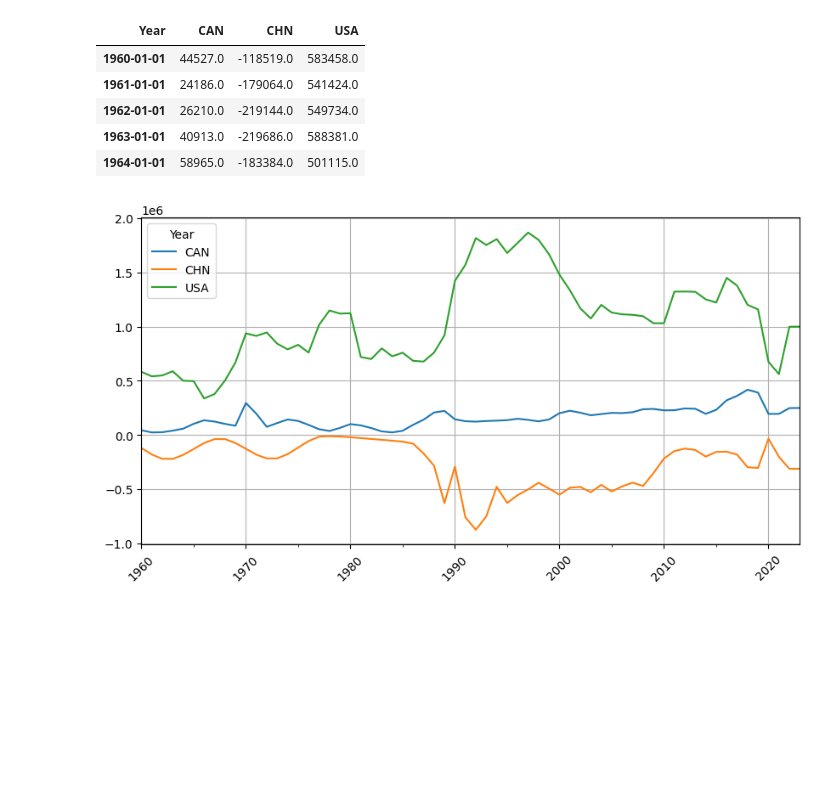
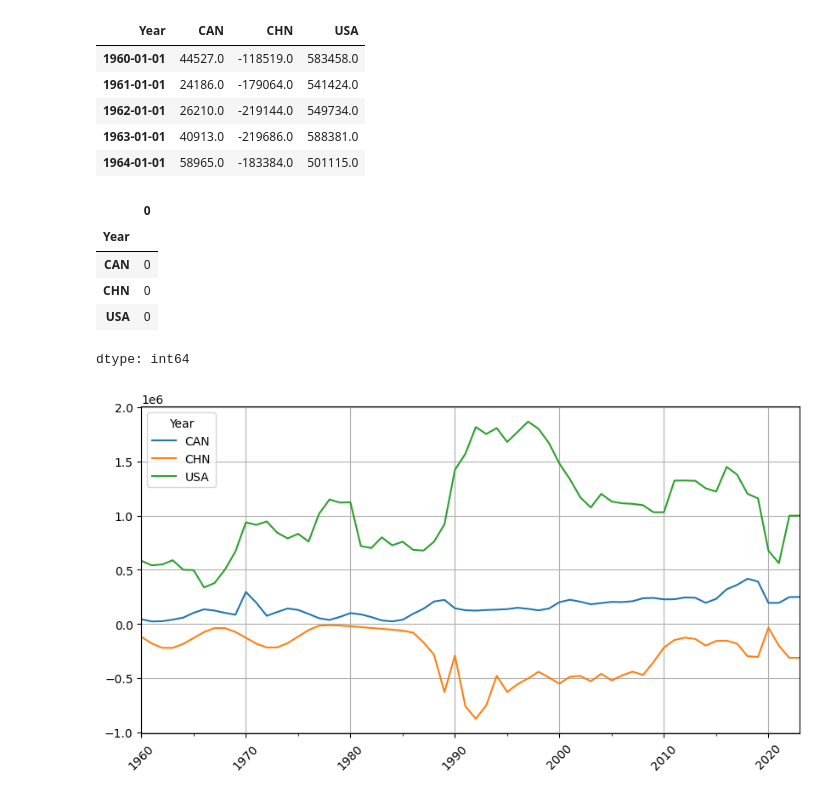
Before and after one commit to Maquililo/prueba-reclutamiento-python, a Jupyter notebook: notebook.ipynb, the cells around one changed output. Drawn from its saved outputs; the diff is of its cells as text; code cells hidden in the pictures; blank space fills up the shorter version.

```diff
--- a/notebook.ipynb
+++ b/notebook.ipynb
@@ -274,6 +210,15 @@ mig.head()
 | 1962-01-01 | 26210.0 | -219144.0 | 549734.0 |
 | 1963-01-01 | 40913.0 | -219686.0 | 588381.0 |
 | 1964-01-01 | 58965.0 | -183384.0 | 501115.0 |
+# %%
+mig.isna().sum()
+# %% [output]
+|  | 0 |
+| Year |  |
+| CAN | 0 |
+| CHN | 0 |
+| USA | 0 |
+dtype: int64
 # %%
 mig.plot.line(figsize = (10, 5))
 plt.xticks(rotation = 45)
```
Also changed, not shown: parts of 41 cells of this notebook.
